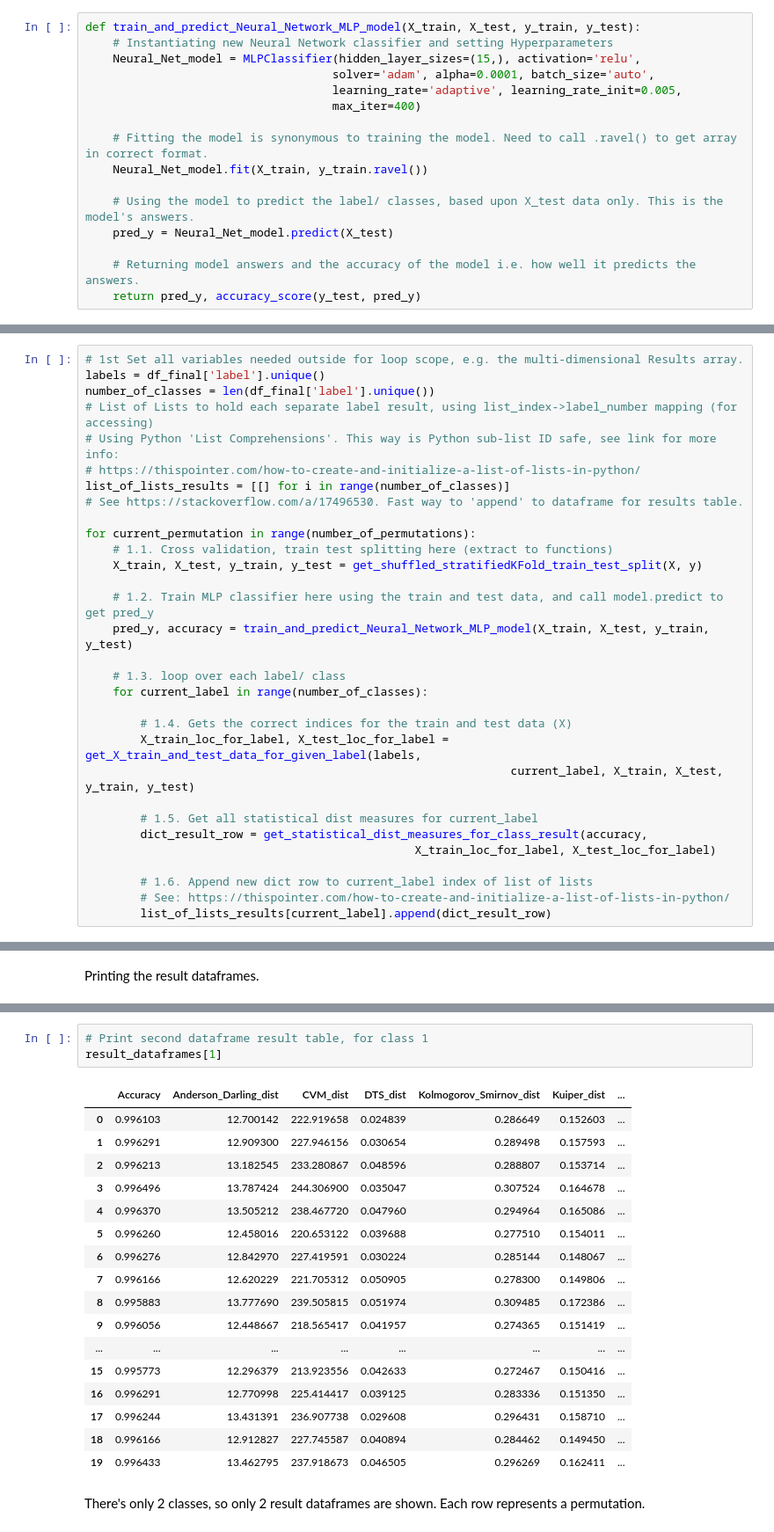
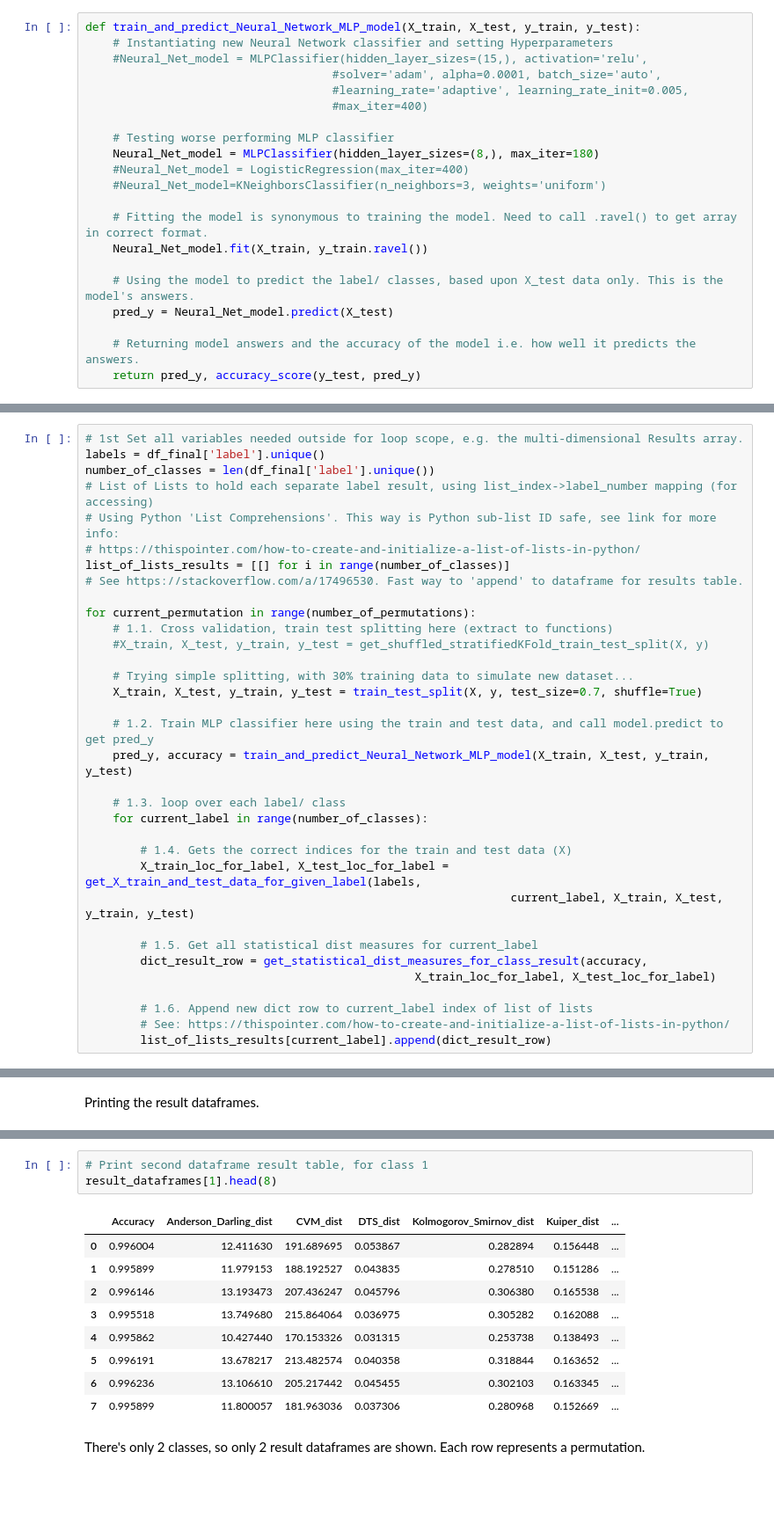
Before and after one commit to ISorokos/SafeML, a Jupyter notebook: Implementation_in_Python/CICIDS2017_Security_Data/Security_CICIDS2017_v1.ipynb, the cells around one changed output, grey strips where cells are left out. Shown at 88% size. Saved outputs shown, nothing was run; the diff lists cells and outputs as text; blank space fills up the shorter version.

```diff
--- a/Implementation_in_Python/CICIDS2017_Security_Data/Security_CICIDS2017_v1.ipynb
+++ b/Implementation_in_Python/CICIDS2017_Security_Data/Security_CICIDS2017_v1.ipynb
@@ -186,10 +187,15 @@ Note: Could add if statement to print out confusion matrix x amount of times, du
 # %%
 def train_and_predict_Neural_Network_MLP_model(X_train, X_test, y_train, y_test):
     # Instantiating new Neural Network classifier and setting Hyperparameters
-    Neural_Net_model = MLPClassifier(hidden_layer_sizes=(15,), activation='relu',
-                                    solver='adam', alpha=0.0001, batch_size='auto',
-                                    learning_rate='adaptive', learning_rate_init=0.005,
-                                    max_iter=400)
+    #Neural_Net_model = MLPClassifier(hidden_layer_sizes=(15,), activation='relu',
+                                    #solver='adam', alpha=0.0001, batch_size='auto',
+                                    #learning_rate='adaptive', learning_rate_init=0.005,
+                                    #max_iter=400)
+
+    # Testing worse performing MLP classifier
+    Neural_Net_model = MLPClassifier(hidden_layer_sizes=(8,), max_iter=180)
+    #Neural_Net_model = LogisticRegression(max_iter=400)
+    #Neural_Net_model=KNeighborsClassifier(n_neighbors=3, weights='uniform')
 
     # Fitting the model is synonymous to training the model. Need to call .ravel() to get array in correct format.
     Neural_Net_model.fit(X_train, y_train.ravel())
@@ -1011,7 +1017,10 @@ list_of_lists_results = [[] for i in range(number_of_classes)]
 
 for current_permutation in range(number_of_permutations):
     # 1.1. Cross validation, train test splitting here (extract to functions)
-    X_train, X_test, y_train, y_test = get_shuffled_stratifiedKFold_train_test_split(X, y)
+    #X_train, X_test, y_train, y_test = get_shuffled_stratifiedKFold_train_test_split(X, y)
+
+    # Trying simple splitting, with 30% training data to simulate new dataset...
+    X_train, X_test, y_train, y_test = train_test_split(X, y, test_size=0.7, shuffle=True)
 
     # 1.2. Train MLP classifier here using the train and test data, and call model.predict to get pred_y
     pred_y, accuracy = train_and_predict_Neural_Network_MLP_model(X_train, X_test, y_train, y_test)
@@ -1065,24 +1066,16 @@ result_dataframes[0]
 # %%
 # Print second dataframe result table, for class 1
-result_dataframes[1]
+result_dataframes[1].head(8)
 # %% [output]
 |  | Accuracy | Anderson_Darling_dist | CVM_dist | DTS_dist | Kolmogorov_Smirnov_dist | Kuiper_dist | ... |
-| 0 | 0.996103 | 12.700142 | 222.919658 | 0.024839 | 0.286649 | 0.152603 | ... |
-| 1 | 0.996291 | 12.909300 | 227.946156 | 0.030654 | 0.289498 | 0.157593 | ... |
-| 2 | 0.996213 | 13.182545 | 233.280867 | 0.048596 | 0.288807 | 0.153714 | ... |
-| 3 | 0.996496 | 13.787424 | 244.306900 | 0.035047 | 0.307524 | 0.164678 | ... |
-| 4 | 0.996370 | 13.505212 | 238.467720 | 0.047960 | 0.294964 | 0.165086 | ... |
-| 5 | 0.996260 | 12.458016 | 220.653122 | 0.039688 | 0.277510 | 0.154011 | ... |
-| 6 | 0.996276 | 12.842970 | 227.419591 | 0.030224 | 0.285144 | 0.148067 | ... |
-| 7 | 0.996166 | 12.620229 | 221.705312 | 0.050905 | 0.278300 | 0.149806 | ... |
-| 8 | 0.995883 | 13.777690 | 239.505815 | 0.051974 | 0.309485 | 0.172386 | ... |
-| 9 | 0.996056 | 12.448667 | 218.565417 | 0.041957 | 0.274365 | 0.151419 | ... |
-| ... | ... | ... | ... | ... | ... | ... | ... |
-| 15 | 0.995773 | 12.296379 | 213.923556 | 0.042633 | 0.272467 | 0.150416 | ... |
-| 16 | 0.996291 | 12.770998 | 225.414417 | 0.039125 | 0.283336 | 0.151350 | ... |
-| 17 | 0.996244 | 13.431391 | 236.907738 | 0.029608 | 0.296431 | 0.158710 | ... |
-| 18 | 0.996166 | 12.912827 | 227.745587 | 0.040894 | 0.284462 | 0.149450 | ... |
-| 19 | 0.996433 | 13.462795 | 237.918673 | 0.046505 | 0.296269 | 0.162411 | ... |
+| 0 | 0.996004 | 12.411630 | 191.689695 | 0.053867 | 0.282894 | 0.156448 | ... |
+| 1 | 0.995899 | 11.979153 | 188.192527 | 0.043835 | 0.278510 | 0.151286 | ... |
+| 2 | 0.996146 | 13.193473 | 207.436247 | 0.045796 | 0.306380 | 0.165538 | ... |
+| 3 | 0.995518 | 13.749680 | 215.864064 | 0.036975 | 0.305282 | 0.162088 | ... |
+| 4 | 0.995862 | 10.427440 | 170.153326 | 0.031315 | 0.253738 | 0.138493 | ... |
+| 5 | 0.996191 | 13.678217 | 213.482574 | 0.040358 | 0.318844 | 0.163652 | ... |
+| 6 | 0.996236 | 13.106610 | 205.217442 | 0.045455 | 0.302103 | 0.163345 | ... |
+| 7 | 0.995899 | 11.800057 | 181.963036 | 0.037306 | 0.280968 | 0.152669 | ... |
 # %% [markdown]
 There's only 2 classes, so only 2 result dataframes are shown. Each row represents a permutation.
 # %% [markdown]
```
Also changed, not shown: parts of 13 cells of this notebook.
